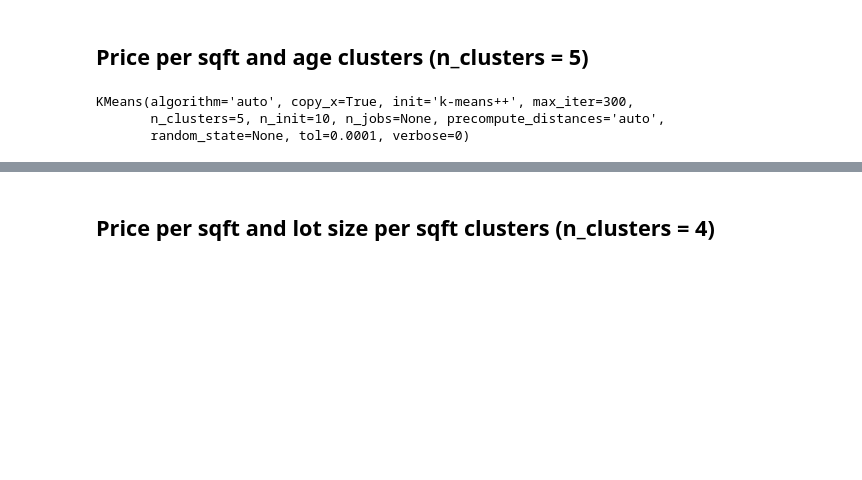
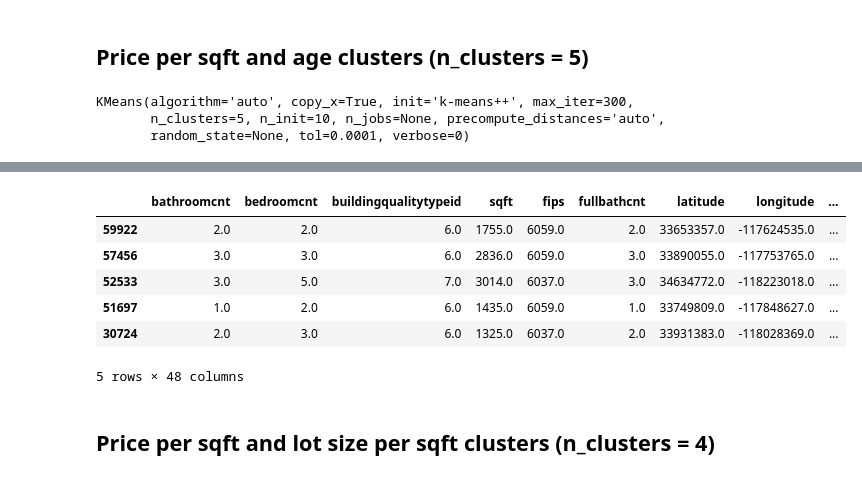
Before and after one commit to george887/clustering_project, a Jupyter notebook: explore.ipynb, the cells around one changed output, grey strips where cells are left out. Saved outputs shown, nothing was run; the diff lists cells and outputs as text; code cells hidden in the pictures; blank space fills up the shorter version.

```diff
--- a/explore.ipynb
+++ b/explore.ipynb
@@ -772,3 +782,13 @@ train.groupby('cluster').mean().plot.scatter(y='price_per_sqft', x='age', marker
+# %%
+X_validate_scaled.head()
+# %% [output]
+|  | bathroomcnt | bedroomcnt | buildingqualitytypeid | sqft | fips | fullbathcnt | latitude | longitude | ... |
+| 59922 | 2.0 | 2.0 | 6.0 | 1755.0 | 6059.0 | 2.0 | 33653357.0 | -117624535.0 | ... |
+| 57456 | 3.0 | 3.0 | 6.0 | 2836.0 | 6059.0 | 3.0 | 33890055.0 | -117753765.0 | ... |
+| 52533 | 3.0 | 5.0 | 7.0 | 3014.0 | 6037.0 | 3.0 | 34634772.0 | -118223018.0 | ... |
+| 51697 | 1.0 | 2.0 | 6.0 | 1435.0 | 6059.0 | 1.0 | 33749809.0 | -117848627.0 | ... |
+| 30724 | 2.0 | 3.0 | 6.0 | 1325.0 | 6037.0 | 2.0 | 33931383.0 | -118028369.0 | ... |
+5 rows × 48 columns
 # %% [markdown]
 ## Price per sqft and lot size per sqft clusters (n_clusters = 4)
 # %%
```
Also changed, not shown: parts of 44 cells of this notebook, 2 other files.
